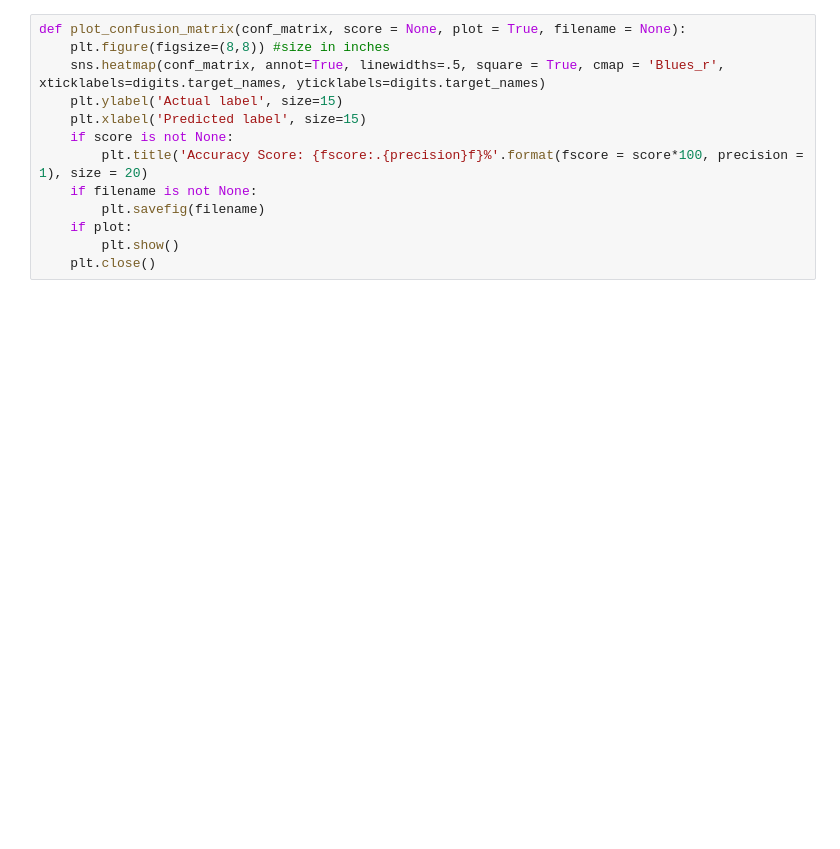
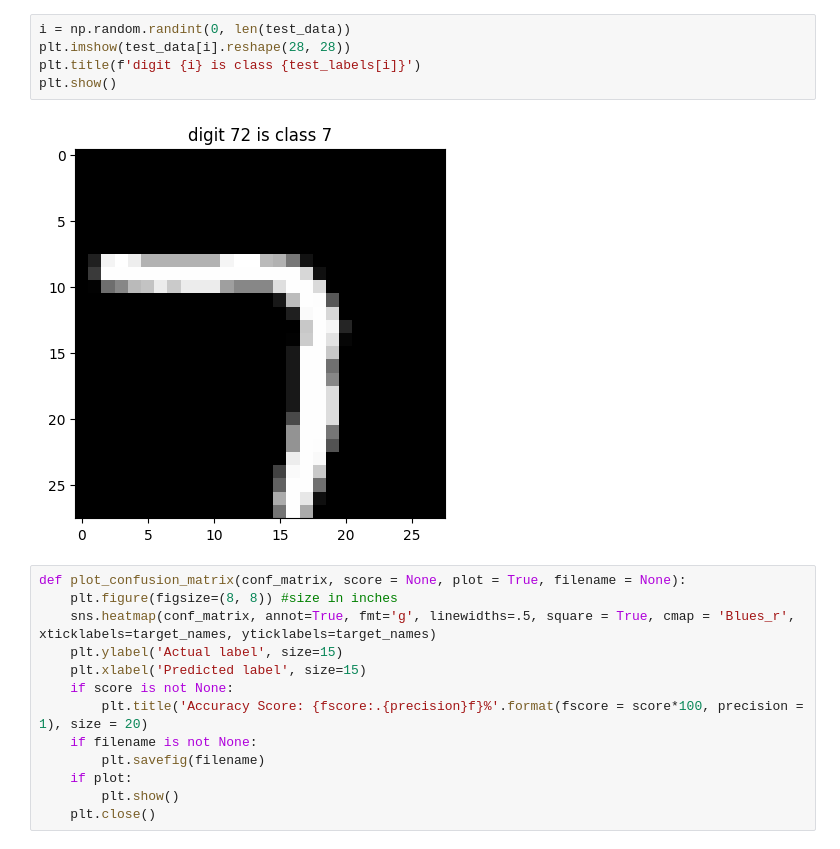
Before and after one commit to jonkor29/TTT4275-classification-project, a Jupyter notebook: digits.ipynb, the cells around one changed output. Cells and saved outputs as stored; diff of their text form; blank space fills up the shorter version.

```diff
--- a/digits.ipynb
+++ b/digits.ipynb
@@ -21,7 +47,14 @@ plt.show()
+# %%
+i = np.random.randint(0, len(test_data))
+plt.imshow(test_data[i].reshape(28, 28))
+plt.title(f'digit {i} is class {test_labels[i]}')
+plt.show()
+# %% [output]
+[figure, added]
 # %%
 def plot_confusion_matrix(conf_matrix, score = None, plot = True, filename = None):
-    plt.figure(figsize=(8,8)) #size in inches
-    sns.heatmap(conf_matrix, annot=True, linewidths=.5, square = True, cmap = 'Blues_r', xticklabels=digits.target_names, yticklabels=digits.target_names)
+    plt.figure(figsize=(8, 8)) #size in inches
+    sns.heatmap(conf_matrix, annot=True, fmt='g', linewidths=.5, square = True, cmap = 'Blues_r', xticklabels=target_names, yticklabels=target_names)
     plt.ylabel('Actual label', size=15)
     plt.xlabel('Predicted label', size=15)
     if score is not None:
```
Also changed, not shown: parts of 11 cells of this notebook, 4 other files.
